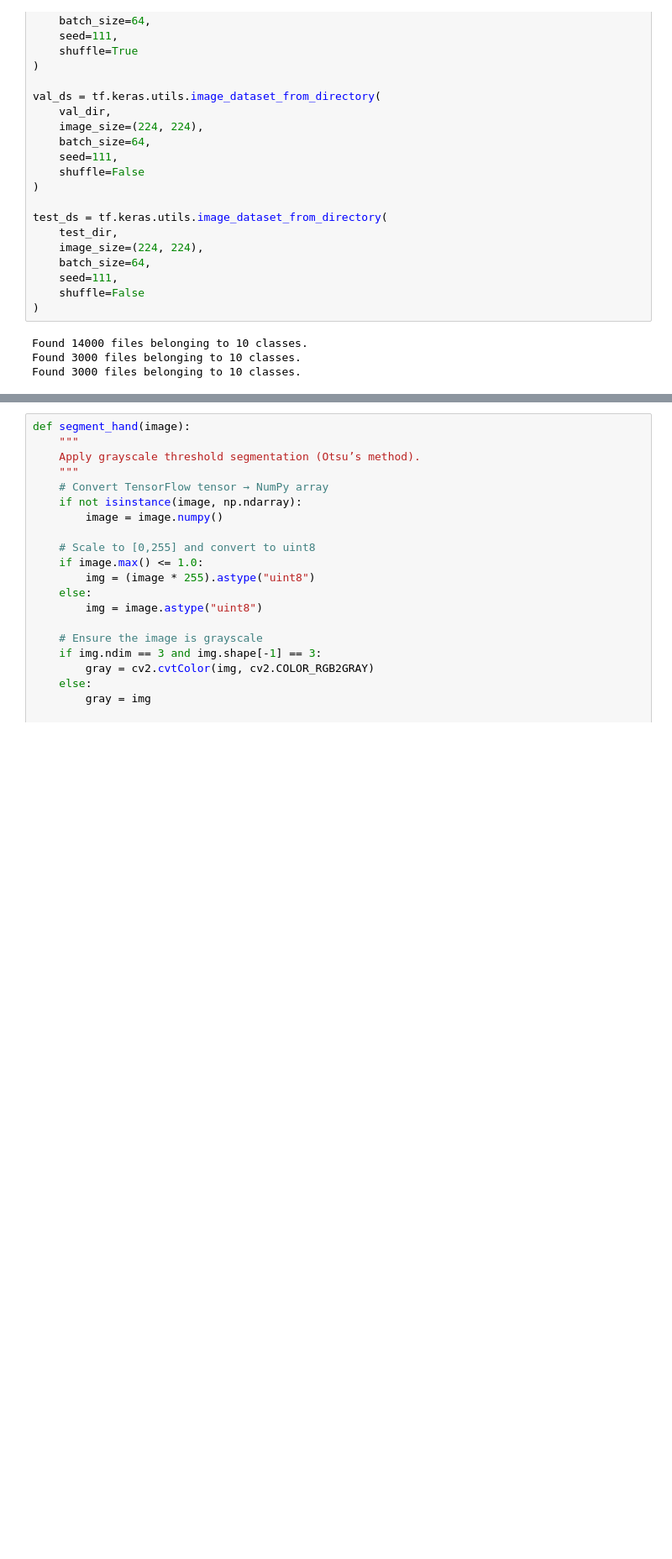
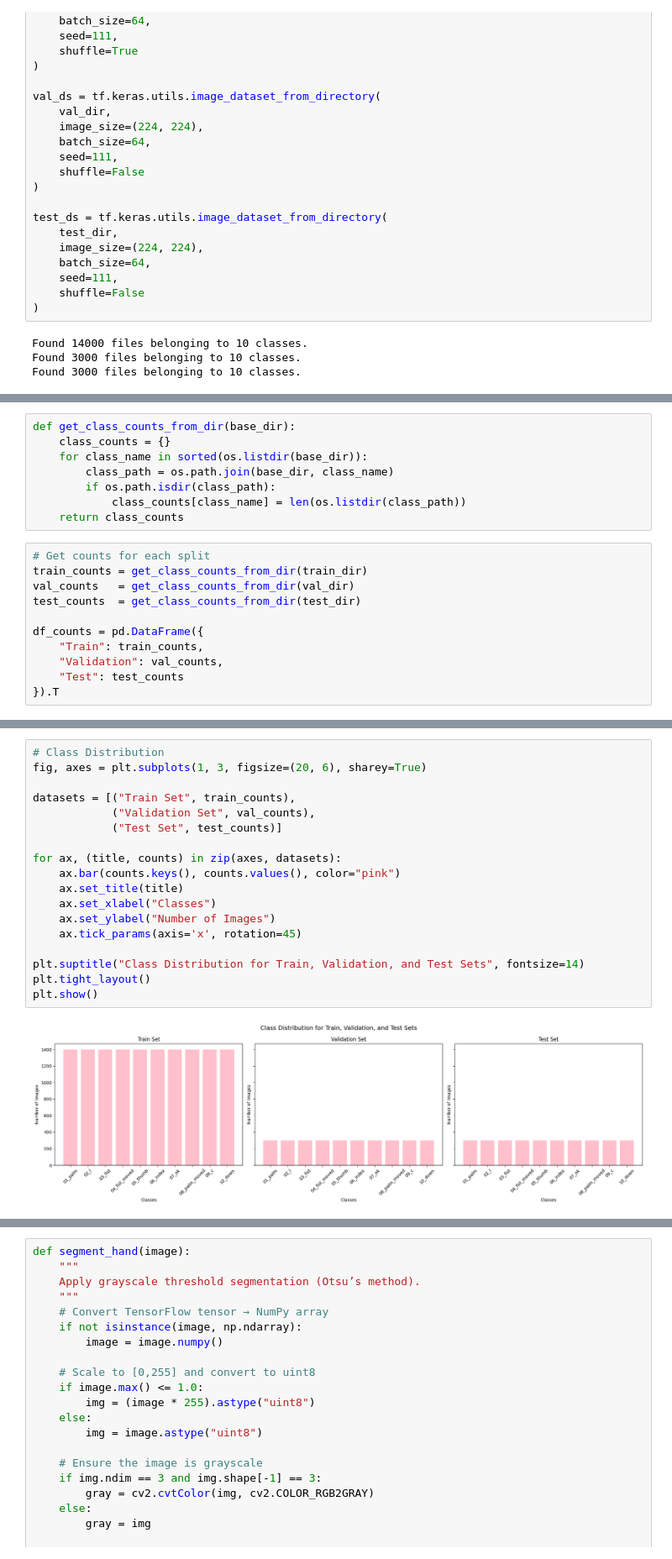
Before and after one commit to Hazem-Ahmed-Salem/DEPI-Graduation-Project, a Jupyter notebook: Hand_Gesture_Recognition.ipynb, the cells around one changed output, grey strips where cells are left out. Shown at 84% size. Saved outputs shown, nothing was run; the diff lists cells and outputs as text; blank space fills up the shorter version.

```diff
--- a/Hand_Gesture_Recognition.ipynb
+++ b/Hand_Gesture_Recognition.ipynb
@@ -63,0 +93,19 @@ Classes: ['01_palm', '02_l', '03_fist', '04_fist_moved', '05_thumb', '06_index',
+# %%
+def get_class_counts_from_dir(base_dir):
+    class_counts = {}
+    for class_name in sorted(os.listdir(base_dir)):
+        class_path = os.path.join(base_dir, class_name)
+        if os.path.isdir(class_path):
+            class_counts[class_name] = len(os.listdir(class_path))
+    return class_counts
+# %%
+# Get counts for each split
+train_counts = get_class_counts_from_dir(train_dir)
+val_counts   = get_class_counts_from_dir(val_dir)
+test_counts  = get_class_counts_from_dir(test_dir)
+
+df_counts = pd.DataFrame({
+    "Train": train_counts,
+    "Validation": val_counts,
+    "Test": test_counts
+}).T
@@ -63,0 +125,20 @@ Classes: ['01_palm', '02_l', '03_fist', '04_fist_moved', '05_thumb', '06_index',
+# %%
+# Class Distribution
+fig, axes = plt.subplots(1, 3, figsize=(20, 6), sharey=True)
+
+datasets = [("Train Set", train_counts),
+            ("Validation Set", val_counts),
+            ("Test Set", test_counts)]
+
+for ax, (title, counts) in zip(axes, datasets):
+    ax.bar(counts.keys(), counts.values(), color="pink")
+    ax.set_title(title)
+    ax.set_xlabel("Classes")
+    ax.set_ylabel("Number of Images")
+    ax.tick_params(axis='x', rotation=45)
+
+plt.suptitle("Class Distribution for Train, Validation, and Test Sets", fontsize=14)
+plt.tight_layout()
+plt.show()
+# %% [output]
+[figure, added]
```
Also changed, not shown: parts of 18 cells of this notebook.
